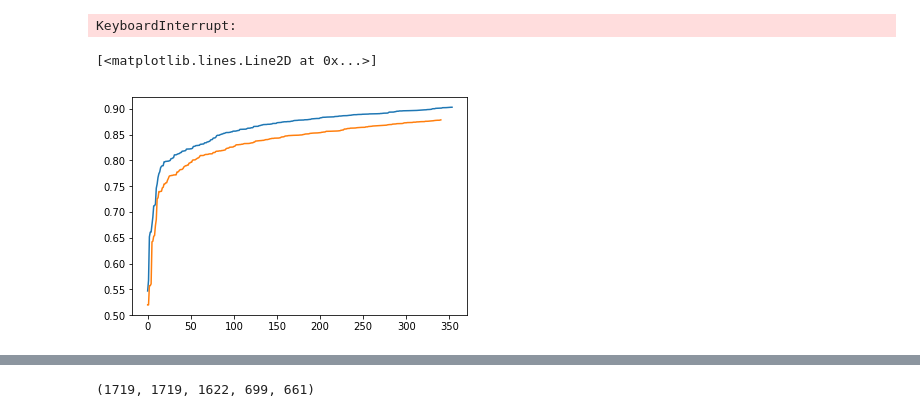
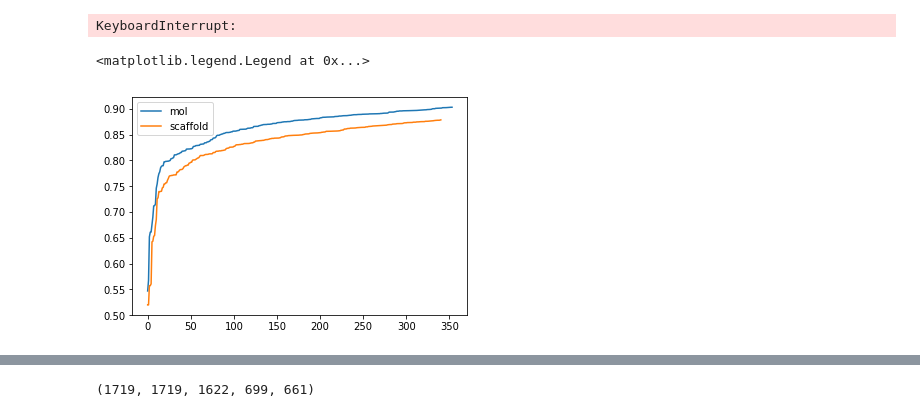
Before and after one commit to PuncocharM/scaffold-analysis-mad, a Jupyter notebook: Untitled.ipynb, the cells around one changed output, grey strips where cells are left out. Cells and saved outputs as stored; diff of their text form; code cells hidden in the pictures.

```diff
--- a/Untitled.ipynb
+++ b/Untitled.ipynb
@@ -307,8 +304,9 @@ for nc in tqdm_notebook(range(1,513)):
 [interactive output not drawn]
 KeyboardInterrupt:
 # %%
-plt.plot(rs)
-plt.plot(rs_scaffold)
+plt.plot(np.asarray(rs)**1, label='mol')
+plt.plot(np.asarray(rs_scaffold)**1, label='scaffold')
+plt.legend()
 # %% [output]
-[<matplotlib.lines.Line2D at 0x...>]
+<matplotlib.legend.Legend at 0x...>
-[figure, old version]
+[figure, new version]
```
Also changed, not shown: parts of 13 cells of this notebook.
